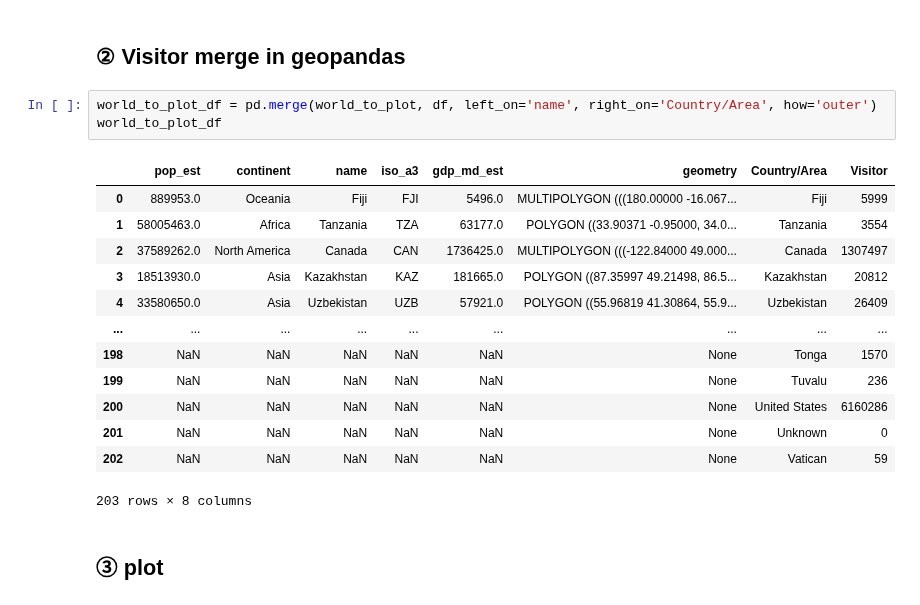
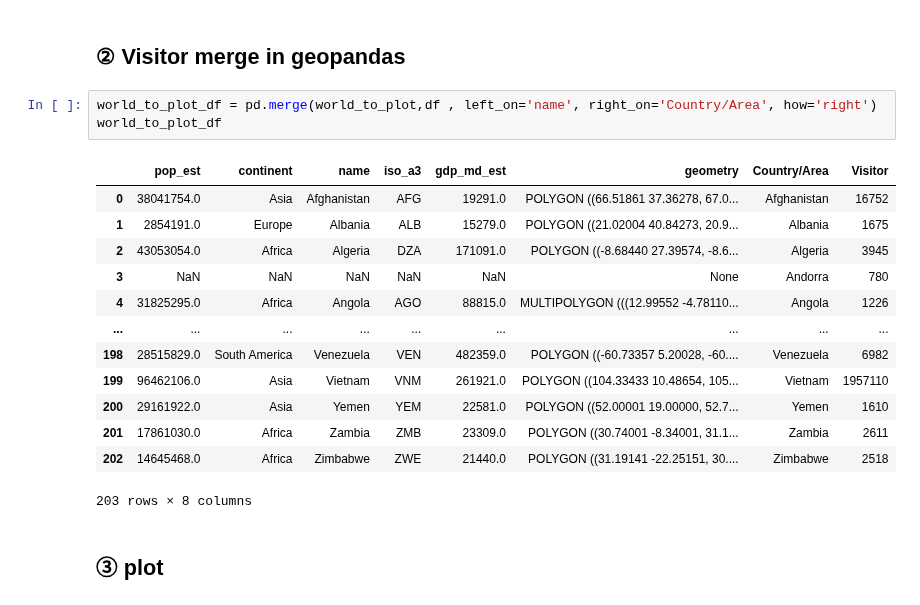
Before and after one commit to riicon72/kaggle, a Jupyter notebook: notebook_eda/eda-visitors-year-month.ipynb, the cells around one changed output. Saved outputs shown, nothing was run; the diff lists cells and outputs as text.

Commit message:
Kaggle Notebook | 【EDA】geopandas-World Map | Version 16

```diff
--- a/notebook_eda/eda-visitors-year-month.ipynb
+++ b/notebook_eda/eda-visitors-year-month.ipynb
@@ -140,21 +140,21 @@ df
 # %% [markdown]
 ## ② Visitor merge in  geopandas
 # %%
-world_to_plot_df = pd.merge(world_to_plot, df, left_on='name', right_on='Country/Area', how='outer')
+world_to_plot_df = pd.merge(world_to_plot,df , left_on='name', right_on='Country/Area', how='right')
 world_to_plot_df
 # %% [output]
 |  | pop_est | continent | name | iso_a3 | gdp_md_est | geometry | Country/Area | Visitor |
-| 0 | 889953.0 | Oceania | Fiji | FJI | 5496.0 | MULTIPOLYGON (((180.00000 -16.067... | Fiji | 5999 |
-| 1 | 58005463.0 | Africa | Tanzania | TZA | 63177.0 | POLYGON ((33.90371 -0.95000, 34.0... | Tanzania | 3554 |
-| 2 | 37589262.0 | North America | Canada | CAN | 1736425.0 | MULTIPOLYGON (((-122.84000 49.000... | Canada | 1307497 |
-| 3 | 18513930.0 | Asia | Kazakhstan | KAZ | 181665.0 | POLYGON ((87.35997 49.21498, 86.5... | Kazakhstan | 20812 |
-| 4 | 33580650.0 | Asia | Uzbekistan | UZB | 57921.0 | POLYGON ((55.96819 41.30864, 55.9... | Uzbekistan | 26409 |
+| 0 | 38041754.0 | Asia | Afghanistan | AFG | 19291.0 | POLYGON ((66.51861 37.36278, 67.0... | Afghanistan | 16752 |
+| 1 | 2854191.0 | Europe | Albania | ALB | 15279.0 | POLYGON ((21.02004 40.84273, 20.9... | Albania | 1675 |
+| 2 | 43053054.0 | Africa | Algeria | DZA | 171091.0 | POLYGON ((-8.68440 27.39574, -8.6... | Algeria | 3945 |
+| 3 | NaN | NaN | NaN | NaN | NaN | None | Andorra | 780 |
+| 4 | 31825295.0 | Africa | Angola | AGO | 88815.0 | MULTIPOLYGON (((12.99552 -4.78110... | Angola | 1226 |
 | ... | ... | ... | ... | ... | ... | ... | ... | ... |
-| 198 | NaN | NaN | NaN | NaN | NaN | None | Tonga | 1570 |
-| 199 | NaN | NaN | NaN | NaN | NaN | None | Tuvalu | 236 |
-| 200 | NaN | NaN | NaN | NaN | NaN | None | United States | 6160286 |
-| 201 | NaN | NaN | NaN | NaN | NaN | None | Unknown | 0 |
-| 202 | NaN | NaN | NaN | NaN | NaN | None | Vatican | 59 |
+| 198 | 28515829.0 | South America | Venezuela | VEN | 482359.0 | POLYGON ((-60.73357 5.20028, -60.... | Venezuela | 6982 |
+| 199 | 96462106.0 | Asia | Vietnam | VNM | 261921.0 | POLYGON ((104.33433 10.48654, 105... | Vietnam | 1957110 |
+| 200 | 29161922.0 | Asia | Yemen | YEM | 22581.0 | POLYGON ((52.00001 19.00000, 52.7... | Yemen | 1610 |
+| 201 | 17861030.0 | Africa | Zambia | ZMB | 23309.0 | POLYGON ((30.74001 -8.34001, 31.1... | Zambia | 2611 |
+| 202 | 14645468.0 | Africa | Zimbabwe | ZWE | 21440.0 | POLYGON ((31.19141 -22.25151, 30.... | Zimbabwe | 2518 |
 203 rows × 8 columns
 # %% [markdown]
 ## ③ plot
```
Also changed, not shown: parts of 4 cells of this notebook.
